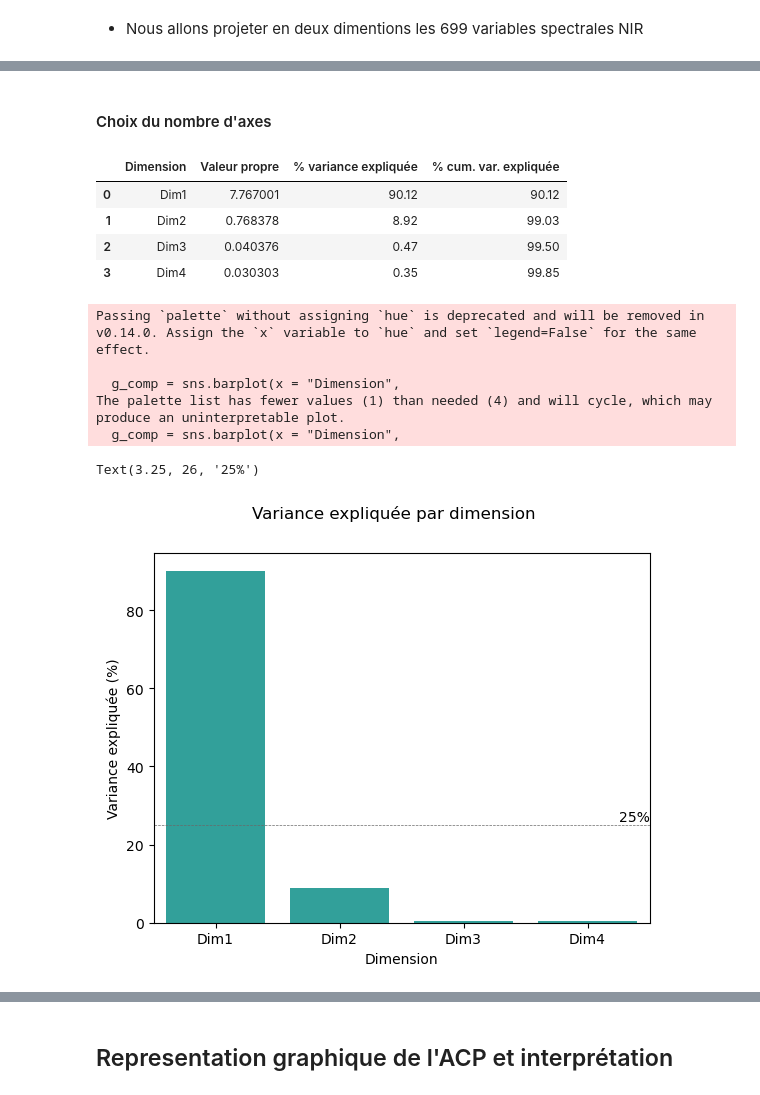
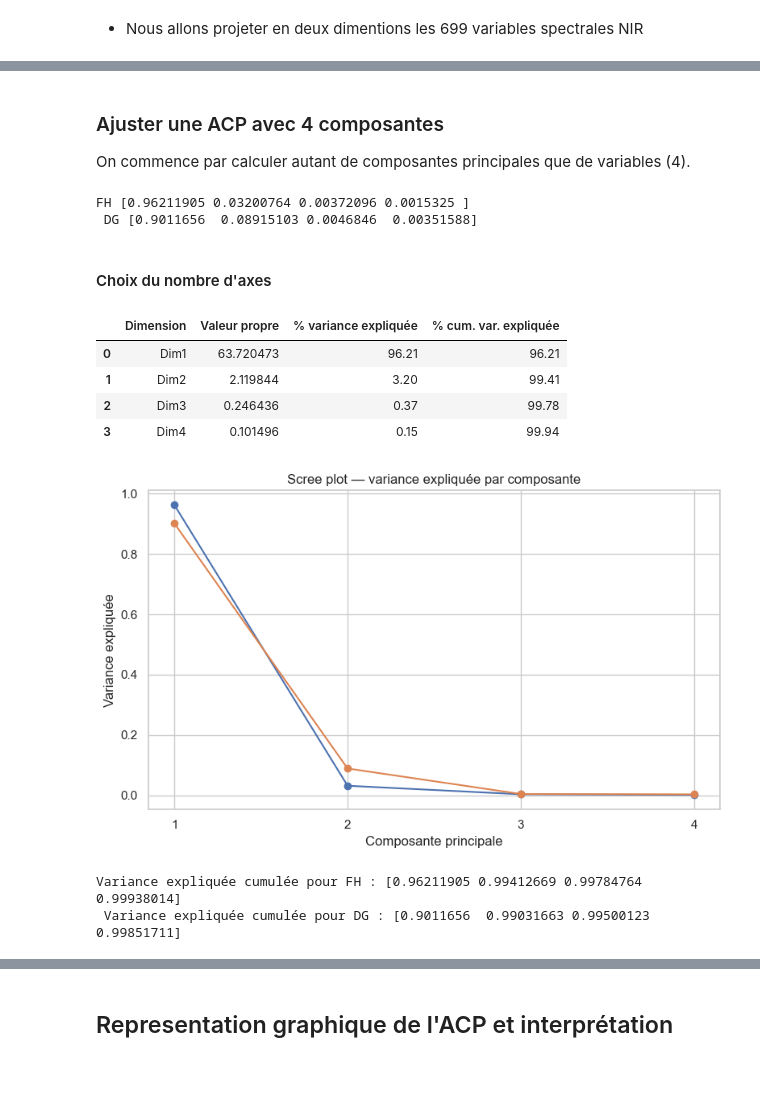
Before and after one commit to BigDwelcome/NIR-spectra_of_manure, a Jupyter notebook: Manure_Project.ipynb, the cells around one changed output, grey strips where cells are left out. Drawn from its saved outputs; the diff is of its cells as text; code cells hidden in the pictures.

```diff
--- a/Manure_Project.ipynb
+++ b/Manure_Project.ipynb
@@ -408,42 +565,58 @@ X_scaler_DG = scaler.fit_transform(df_DG)
+# %% [markdown]
+
+### Ajuster une ACP avec 4 composantes
+
+On commence par calculer autant de composantes principales que de variables (4).
 # %%
-ACP = PCA(n_components=2)
-visual_humide = ACP.fit_transform(df_FH)
-visual_sec = ACP.fit_transform(df_DG)
+ACP_FH = PCA(n_components=4)
+ACP_DG = PCA(n_components=4)
+
+visual_humide = ACP_FH.fit_transform(df_FH)
+visual_sec = ACP_DG.fit_transform(df_DG)
+
+# Variance expliquée par chaque composante
+explained_variance_FH = ACP_FH.explained_variance_ratio_
+explained_variance_DG = ACP_DG.explained_variance_ratio_
+print("FH" ,explained_variance_FH ,"\n DG",explained_variance_DG)
+# %% [output]
+FH [0.96211905 0.03200764 0.00372096 0.0015325 ]
+ DG [0.9011656  0.08915103 0.0046846  0.00351588]
 # %% [markdown]
 #### Choix du nombre d'axes
 # %%
 # Analyse des valeurs propres
-n = min(4, len(ACP.explained_variance_))
+n = min(4, len(ACP_FH.explained_variance_))
 
 comp = pd.DataFrame({
     "Dimension": [f"Dim{i+1}" for i in range(n)],
-    "Valeur propre": ACP.explained_variance_[:n],
-    "% variance expliquée": np.round(ACP.explained_variance_ratio_[:n] * 100, 2),
-    "% cum. var. expliquée": np.round(np.cumsum(ACP.explained_variance_ratio_[:n]) * 100, 2),
+    "Valeur propre": ACP_FH.explained_variance_[:n],
+    "% variance expliquée": np.round(ACP_FH.explained_variance_ratio_[:n] * 100, 2),
+    "% cum. var. expliquée": np.round(np.cumsum(ACP_FH.explained_variance_ratio_[:n]) * 100, 2),
 })
 
 comp
 # %% [output]
 |  | Dimension | Valeur propre | % variance expliquée | % cum. var. expliquée |
-| 0 | Dim1 | 7.767001 | 90.12 | 90.12 |
-| 1 | Dim2 | 0.768378 | 8.92 | 99.03 |
-| 2 | Dim3 | 0.040376 | 0.47 | 99.50 |
-| 3 | Dim4 | 0.030303 | 0.35 | 99.85 |
+| 0 | Dim1 | 63.720473 | 96.21 | 96.21 |
+| 1 | Dim2 | 2.119844 | 3.20 | 99.41 |
+| 2 | Dim3 | 0.246436 | 0.37 | 99.78 |
+| 3 | Dim4 | 0.101496 | 0.15 | 99.94 |
 # %%
-# Scree plot pour choisir le nombre de composantes principales
-g_comp = sns.barplot(x = "Dimension",
-                y = "% variance expliquée",
-                palette = ["lightseagreen"],
-                data = comp)
-g_comp.set(ylabel = "Variance expliquée (%)")
-g_comp.figure.suptitle("Variance expliquée par dimension")
-plt.axhline(y = 25, linewidth = .5, color = "dimgray", linestyle = "--") # 25 = 100 / 4 (nb dimensions)
-plt.text(3.25, 26, "25%")
+#Scree plot
+plt.figure(figsize=(8,5))
+components = np.arange(1, 5)
+plt.plot(components, explained_variance_FH, marker='o')
+plt.plot(components, explained_variance_DG, marker='o')
+plt.xticks(components)
+plt.xlabel("Composante principale")
+plt.ylabel("Variance expliquée")
+plt.title("Scree plot — variance expliquée par composante")
+plt.grid(True)
+plt.tight_layout()
+plt.show()
+
+print("Variance expliquée cumulée pour FH :" , np.cumsum(explained_variance_FH) ,"\n Variance expliquée cumulée pour DG :",  np.cumsum(explained_variance_DG))
 # %% [output]
+[figure, new version]
-Passing `palette` without assigning `hue` is deprecated and will be removed in v0.14.0. Assign the `x` variable to `hue` and set `legend=False` for the same effect.
-
-  g_comp = sns.barplot(x = "Dimension",
-The palette list has fewer values (1) than needed (4) and will cycle, which may produce an uninterpretable plot.
-  g_comp = sns.barplot(x = "Dimension",
+Variance expliquée cumulée pour FH : [0.96211905 0.99412669 0.99784764 0.99938014]
+ Variance expliquée cumulée pour DG : [0.9011656  0.99031663 0.99500123 0.99851711]
-Text(3.25, 26, '25%')
-[figure, old version]
```
Also changed, not shown: parts of 52 cells of this notebook.
